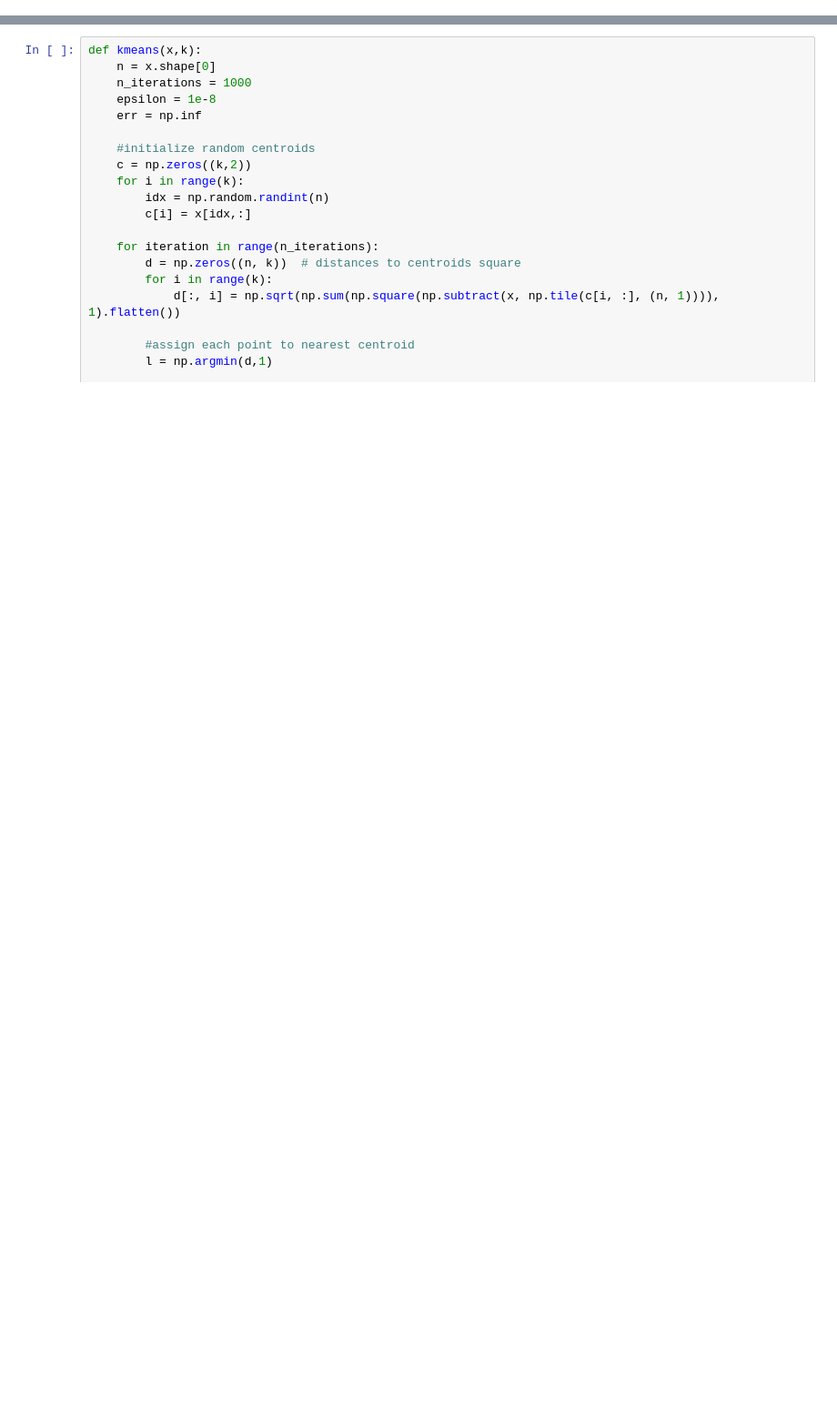
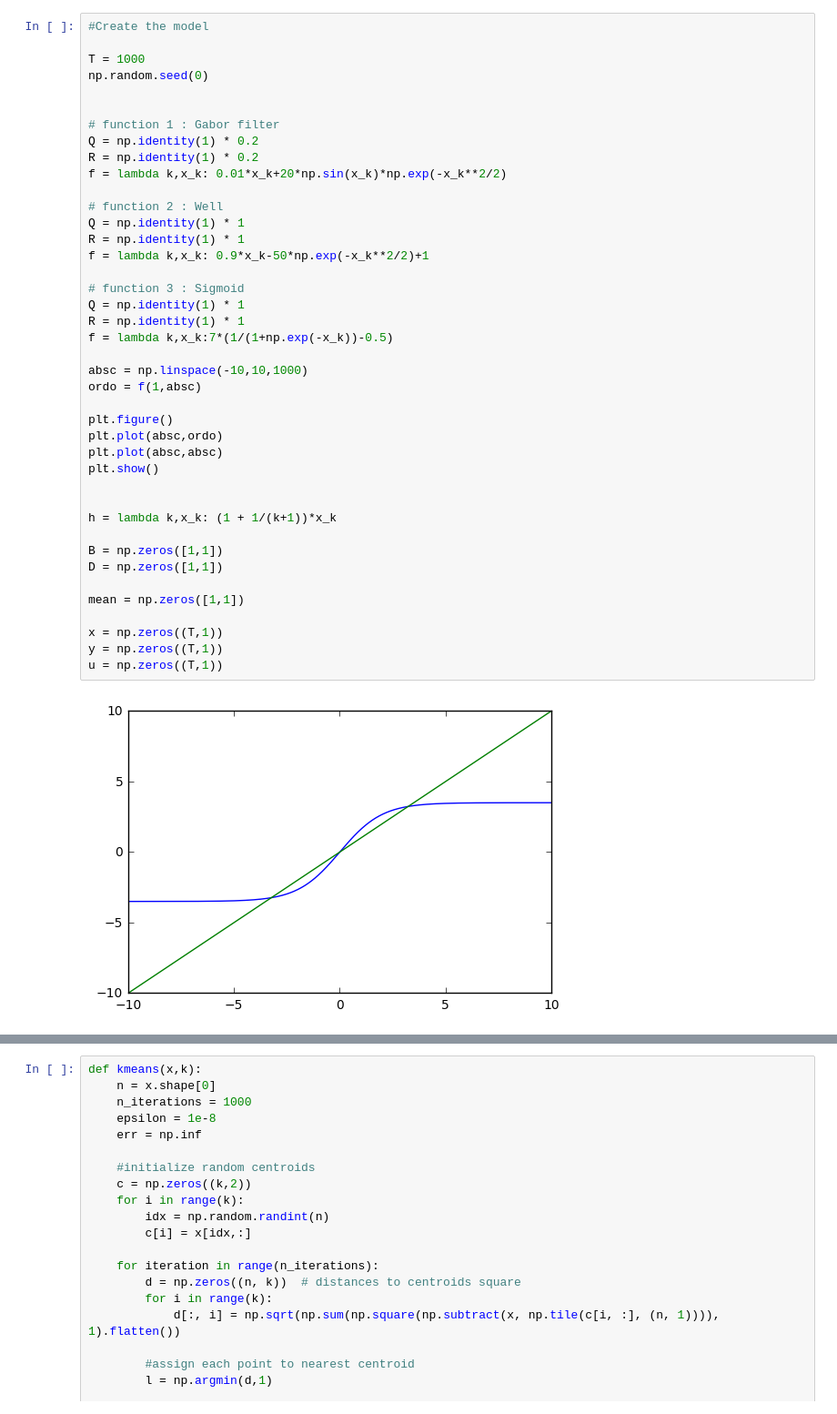
Before and after one commit to VincentBt/Projet-PGM, a Jupyter notebook: FunctionApprox.ipynb, the cells around one changed output, grey strips where cells are left out. Shown at 91% size. Drawn from its saved outputs; the diff is of its cells as text; blank space fills up the shorter version.

```diff
--- a/FunctionApprox.ipynb
+++ b/FunctionApprox.ipynb
@@ -11,0 +29,43 @@ import matplotlib.pyplot as plt
+# %%
+#Create the model
+
+T = 1000
+np.random.seed(0)
+
+
+# function 1 : Gabor filter
+Q = np.identity(1) * 0.2
+R = np.identity(1) * 0.2
+f = lambda k,x_k: 0.01*x_k+20*np.sin(x_k)*np.exp(-x_k**2/2)
+
+# function 2 : Well
+Q = np.identity(1) * 1
+R = np.identity(1) * 1
+f = lambda k,x_k: 0.9*x_k-50*np.exp(-x_k**2/2)+1
+
+# function 3 : Sigmoid
+Q = np.identity(1) * 1
+R = np.identity(1) * 1
+f = lambda k,x_k:7*(1/(1+np.exp(-x_k))-0.5)
+
+absc = np.linspace(-10,10,1000)
+ordo = f(1,absc)
+
+plt.figure()
+plt.plot(absc,ordo)
+plt.plot(absc,absc)
+plt.show()
+
+
+h = lambda k,x_k: (1 + 1/(k+1))*x_k
+
+B = np.zeros([1,1])
+D = np.zeros([1,1])
+
+mean = np.zeros([1,1])
+
+x = np.zeros((T,1))
+y = np.zeros((T,1))
+u = np.zeros((T,1))
+# %% [output]
+[figure, added]
```
Also changed, not shown: parts of 7 cells of this notebook.
